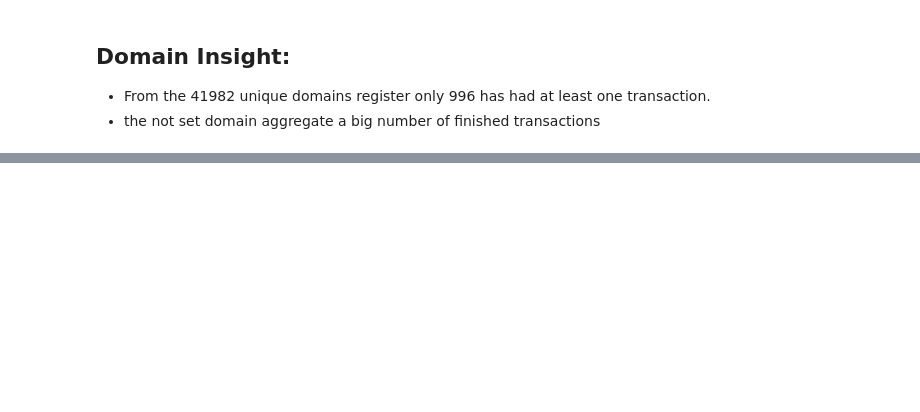
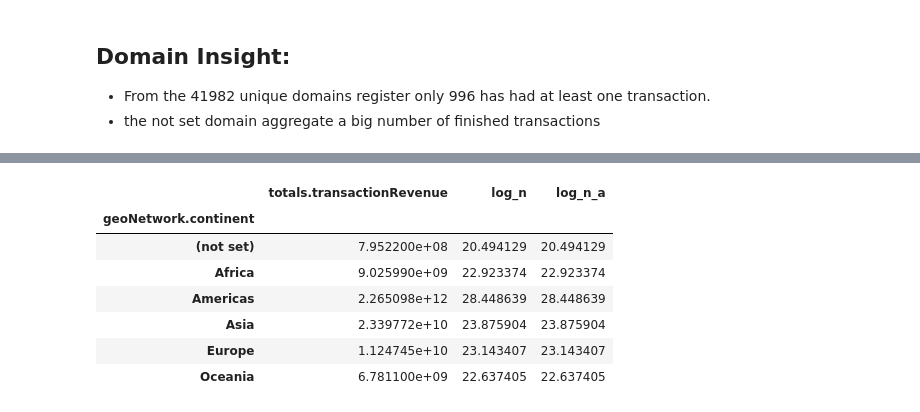
Before and after one commit to AsiMrz/MAYC_ML_Revenue_Prediction, a Jupyter notebook: Yeisson_Copy_of_MAYC.ipynb, the cells around one changed output, grey strips where cells are left out. Drawn from its saved outputs; the diff is of its cells as text; code cells hidden in the pictures; blank space fills up the shorter version.

```diff
--- a/Yeisson_Copy_of_MAYC.ipynb
+++ b/Yeisson_Copy_of_MAYC.ipynb
@@ -343,0 +256,16 @@ df_train.groupby(['geoNetwork.continent'])[['totals.transactionRevenue',]].sum()
+# %%
+ax=df_train.groupby(['geoNetwork.continent'])[['totals.transactionRevenue',]].sum()
+# %%
+#log1p Calculates natural logarithm (1 + x).
+
+ax['log_n']=ax['totals.transactionRevenue'].apply(lambda x: np.log1p(x))
+ax
+# %% [output]
+|  | totals.transactionRevenue | log_n | log_n_a |
+| geoNetwork.continent |  |  |  |
+| (not set) | 7.952200e+08 | 20.494129 | 20.494129 |
+| Africa | 9.025990e+09 | 22.923374 | 22.923374 |
+| Americas | 2.265098e+12 | 28.448639 | 28.448639 |
+| Asia | 2.339772e+10 | 23.875904 | 23.875904 |
+| Europe | 1.124745e+10 | 23.143407 | 23.143407 |
+| Oceania | 6.781100e+09 | 22.637405 | 22.637405 |
```
Also changed, not shown: parts of 27 cells of this notebook.
